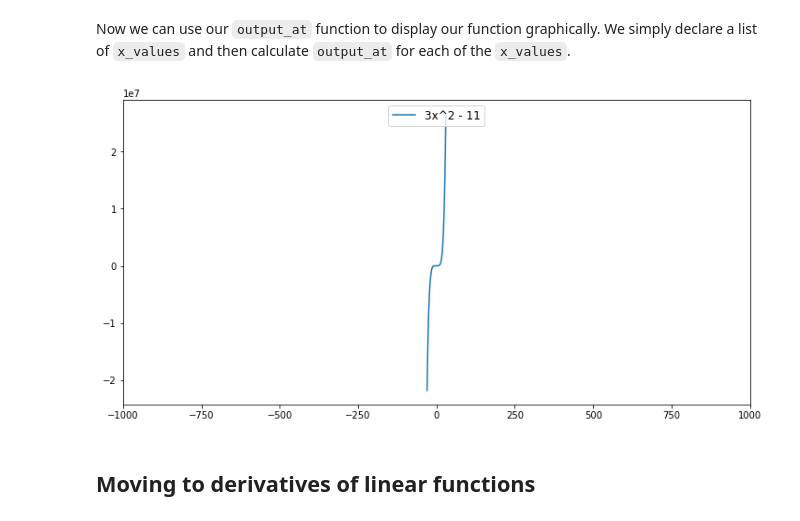
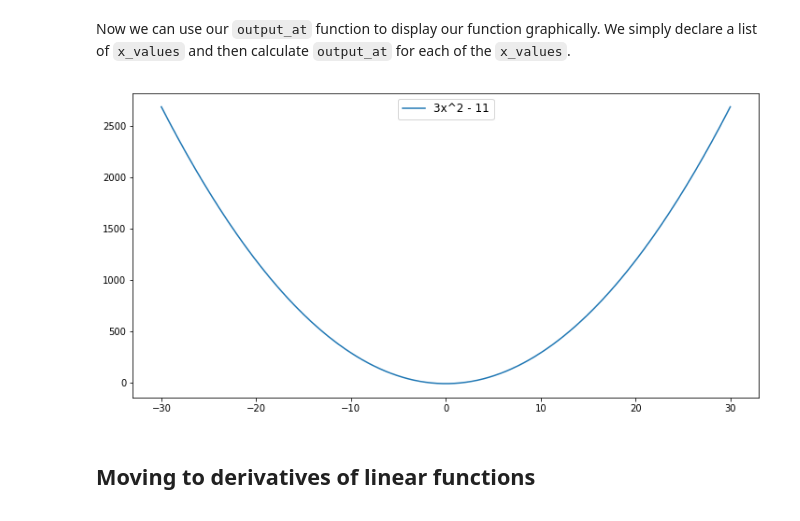
Before and after one commit to rvent/dsc-2-14-04-introduction-to-derivatives-lab-nyc-ds-career-012819, a Jupyter notebook: index.ipynb, the cells around one changed output. Saved outputs shown, nothing was run; the diff lists cells and outputs as text; code cells hidden in the pictures.

```diff
--- a/index.ipynb
+++ b/index.ipynb
@@ -108,16 +108,15 @@ array_4 = np.array([[1, 5], [3, 4], [-2,3], [-12, 2], [9,0]])
 # %%
 import matplotlib.pyplot as plt
 
 fig, ax = plt.subplots(figsize=(12,6))
 x_values = np.linspace(-30, 30, 100)
-y_values = list(map(lambda x: output_at(array_4, x), x_values))
+y_values = list(map(lambda x: output_at(array_3, x), x_values))
 
 plt.plot(x_values, y_values, label = "3x^2 - 11")
-plt.xlim(-1000, 1000)
 ax.legend(loc="upper center",fontsize='large')
 plt.show();
 # %% [output]
-[figure, old version]
+[figure, new version]
 # %% [markdown]
 ## Moving to derivatives of linear functions
 # %% [markdown]
```
Also changed, not shown: parts of 1 cell of this notebook.
